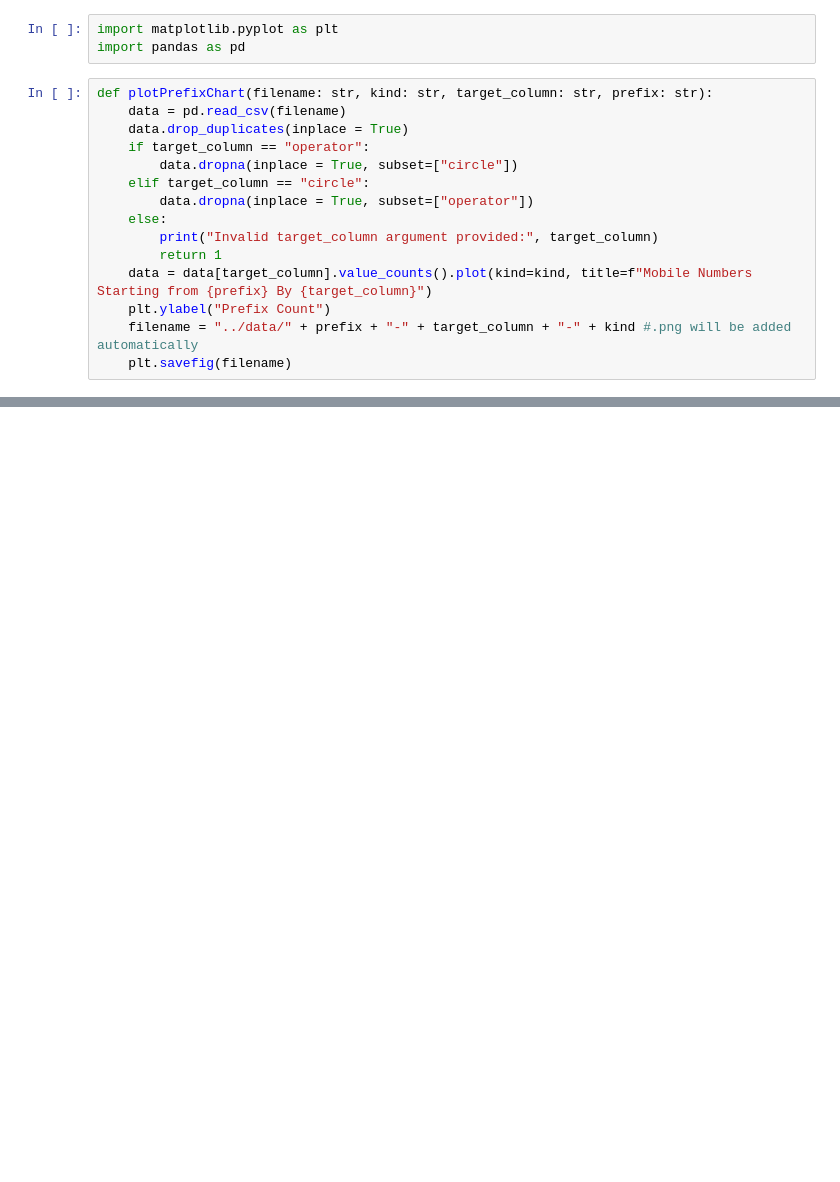
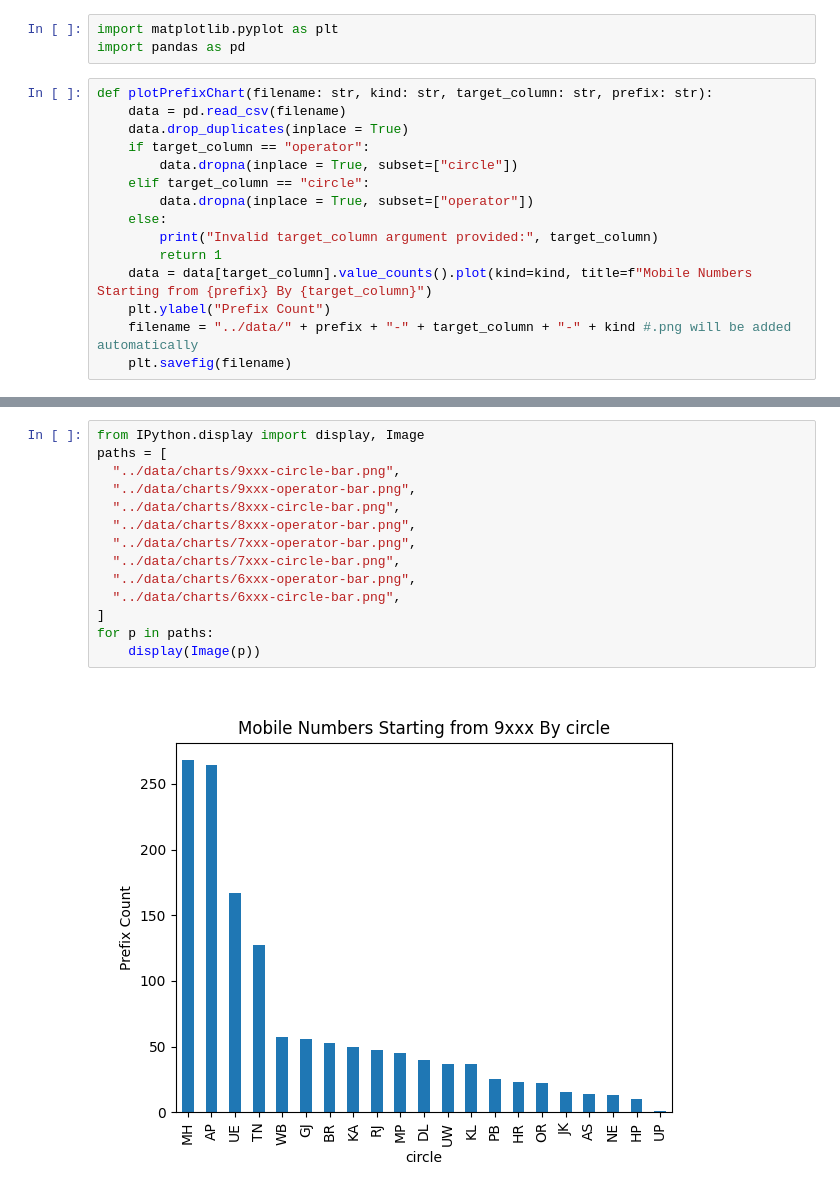
Before and after one commit to hstsethi/in-mob-prefix, a Jupyter notebook: src/analysis.ipynb, the cells around one changed output, grey strips where cells are left out. Drawn from its saved outputs; the diff is of its cells as text; blank space fills up the shorter version.

```diff
--- a/src/analysis.ipynb
+++ b/src/analysis.ipynb
@@ -57,0 +33,16 @@ plotPrefixChart("../data/6xxx-in-mob-prefix.csv", "bar", "circle", "6xxx")
+# %%
+from IPython.display import display, Image
+paths = [
+  "../data/charts/9xxx-circle-bar.png",
+  "../data/charts/9xxx-operator-bar.png",
+  "../data/charts/8xxx-circle-bar.png",
+  "../data/charts/8xxx-operator-bar.png",
+  "../data/charts/7xxx-operator-bar.png",
+  "../data/charts/7xxx-circle-bar.png",
+  "../data/charts/6xxx-operator-bar.png",
+  "../data/charts/6xxx-circle-bar.png",
+]
+for p in paths:
+    display(Image(p))
+# %% [output]
+[figure, added]
```
Also changed, not shown: parts of 6 cells of this notebook, 20 other files.
